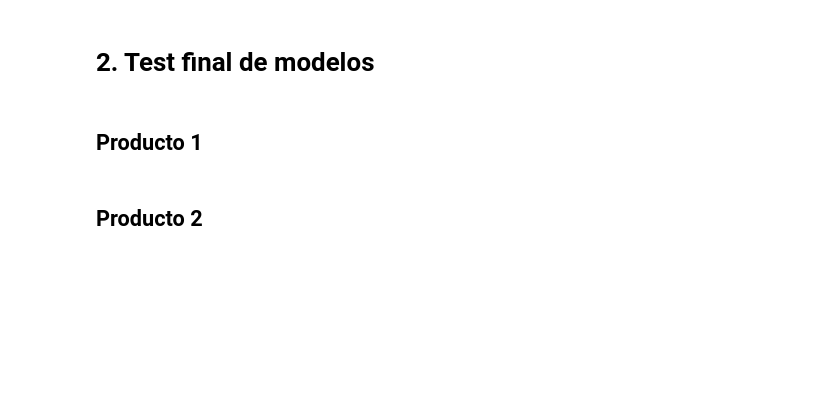
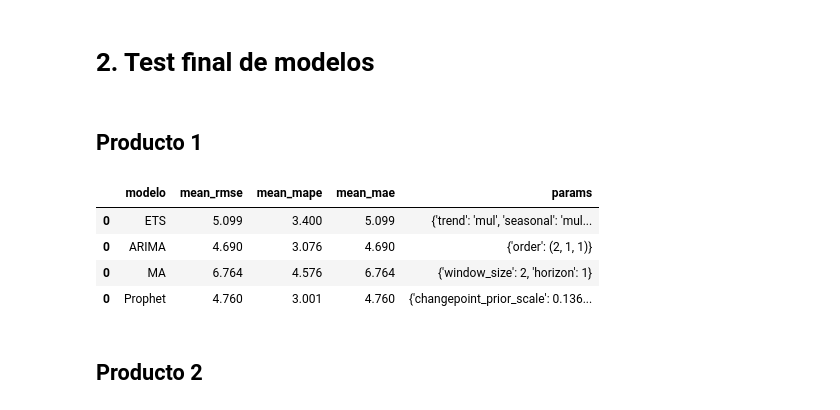
Before and after one commit to JhonattanReales21/TS_forecast_AA3_final, a Jupyter notebook: Parcial_final_jhonattanR.ipynb, the cells around one changed output. Saved outputs shown, nothing was run; the diff lists cells and outputs as text; code cells hidden in the pictures; blank space fills up the shorter version.

Commit message:
Finish test step

```diff
--- a/Parcial_final_jhonattanR.ipynb
+++ b/Parcial_final_jhonattanR.ipynb
@@ -406,7 +401,7 @@ for size in range(2,12):
         model_type="MA",
         init_params={},
         fit_params=fit_params,
-        data=df_producto1_evaluacion,
+        data=df_producto1_validacion,
         test_init="2024-01-01",
         test_finish="2024-06-01",
         window_type="rolling",
@@ -598,7 +593,7 @@ metric = "rmse"
 
 # Optimizamos el modelo ETS usando Optuna
 study, best_params, rmse_movil = optimizar_modelo_prophet(
-    df_producto1_evaluacion,
+    df_producto1_validacion,
     test_init,
     test_finish,
     window_type,
@@ -717,3 +712,5 @@ prophet_prod2_results.head(25)
 # 2. Test final de modelos
 # %% [markdown]
 ## Producto 1
+# %%
+df_results_final_prod1 = pd.DataFrame(columns=["modelo", "mean_rmse", "mean_mape", "mean_mae", "params"])
@@ -720,3 +834,38 @@ prophet_prod2_results.head(25)
+# %%
+# Ajustamos mejor modelo prophet
+best_params = prophet_prod1_results.iloc[0].to_dict()
+best_params.pop("rmse")
+
+# Evaluamos el modelo prophet con ventana movil
+metrics = metricas_ST_ventana(
+    index_name="fecha",
+    model_type="prophet",
+    init_params=best_params,
+    fit_params={},
+    data=df_producto1_test,
+    test_init="2024-06-01",
+    test_finish="2024-12-01",
+    window_type="rolling",
+    train_size=(12*5), # 5 años
+    test_size=1
+)
+
+# Añadimos resultados al DataFrame final
+df_results_final_prod1 = pd.concat([df_results_final_prod1, pd.DataFrame({
+    "modelo": ["Prophet"],
+    "mean_rmse": [round(metrics["rmse"], 3)],
+    "mean_mape": [round(metrics["mape"], 3)],
+    "mean_mae": [round(metrics["mae"], 3)],
+    "params": [best_params]
+})])
+# %%
+df_results_final_prod1
+# %% [output]
+|  | modelo | mean_rmse | mean_mape | mean_mae | params |
+| 0 | ETS | 5.099 | 3.400 | 5.099 | {'trend': 'mul', 'seasonal': 'mul... |
+| 0 | ARIMA | 4.690 | 3.076 | 4.690 | {'order': (2, 1, 1)} |
+| 0 | MA | 6.764 | 4.576 | 6.764 | {'window_size': 2, 'horizon': 1} |
+| 0 | Prophet | 4.760 | 3.001 | 4.760 | {'changepoint_prior_scale': 0.136... |
 # %% [markdown]
 ## Producto 2
 # %%
```
Also changed, not shown: parts of 17 cells of this notebook, 1 other file.
